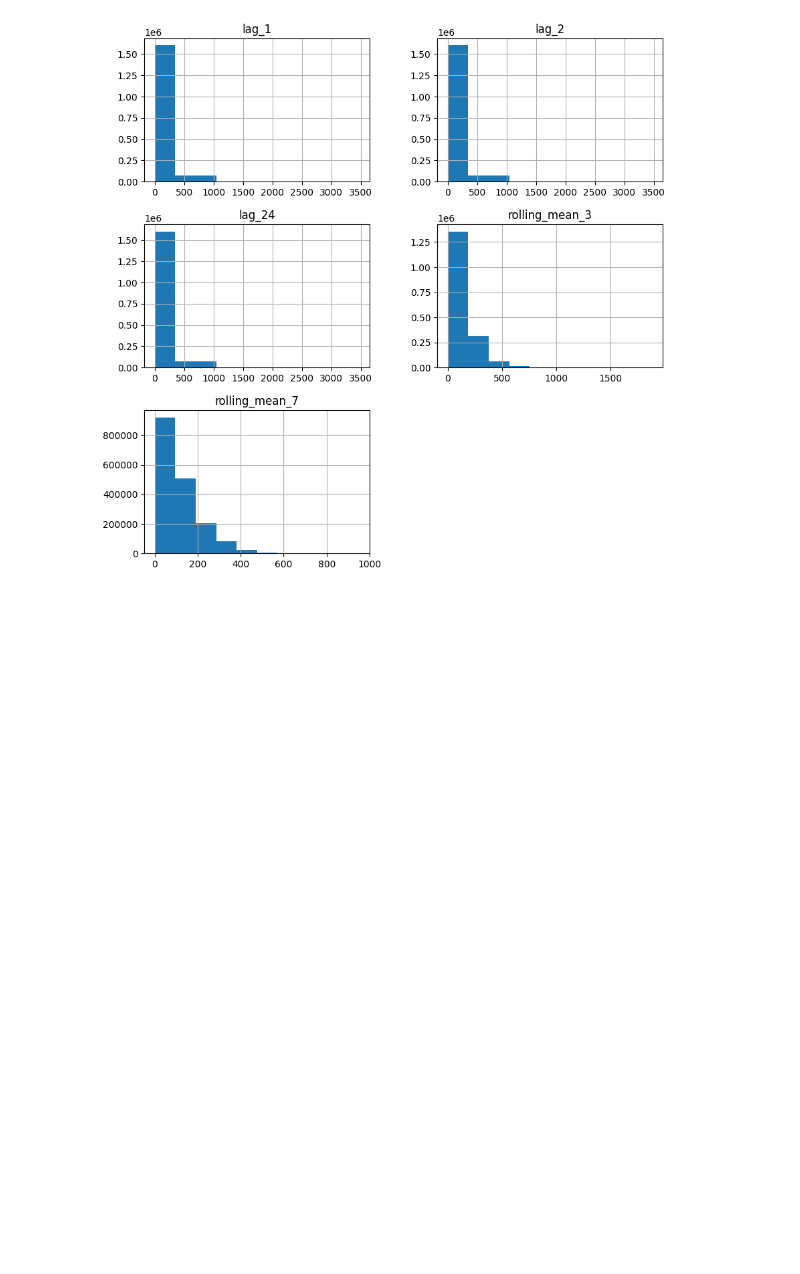
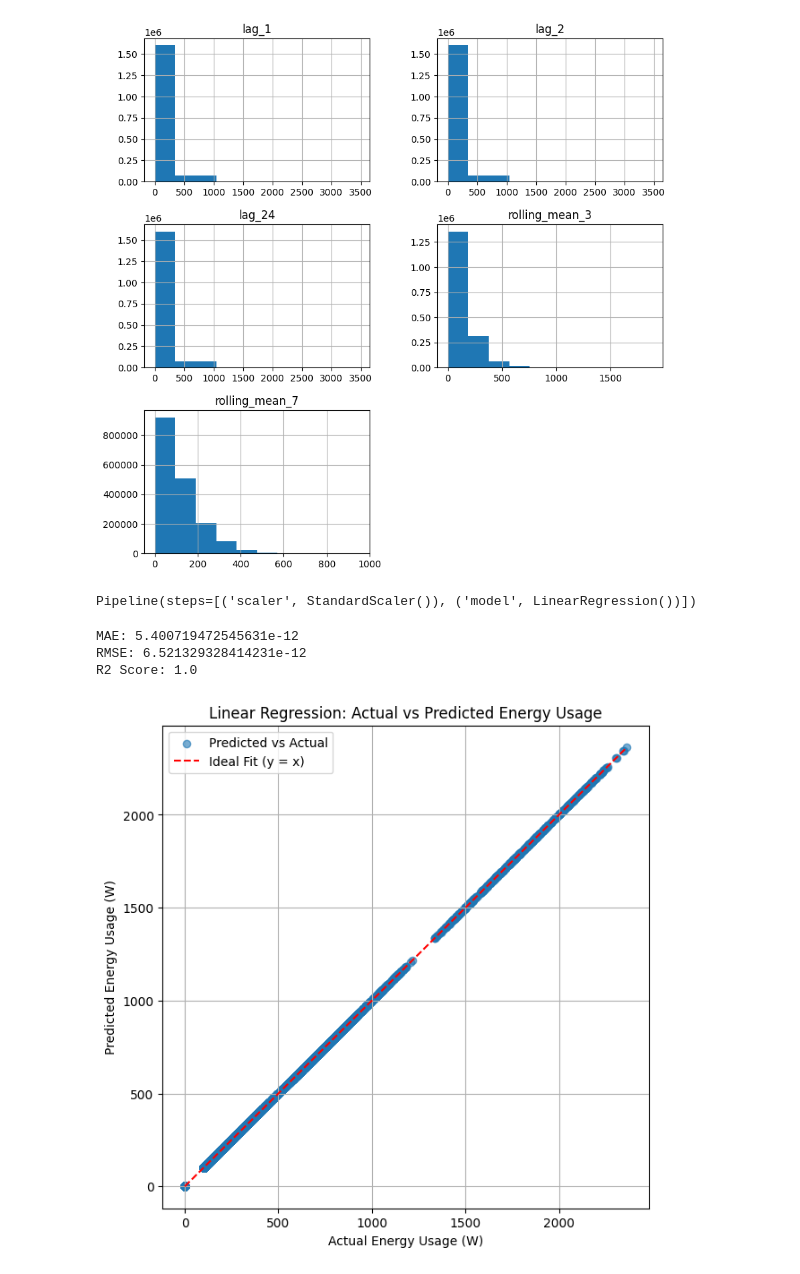
Before and after one commit to sameera-shaik123/ML-project, a Jupyter notebook: Untitled16.ipynb, the cells around one changed output. Saved outputs shown, nothing was run; the diff lists cells and outputs as text; code cells hidden in the pictures; blank space fills up the shorter version.

```diff
--- a/Untitled16.ipynb
+++ b/Untitled16.ipynb
@@ -336,3 +321,61 @@ df[['lag_1', 'lag_2','lag_24','rolling_mean_3', 'rolling_mean_7']].hist(figsize=
 plt.show()
 # %% [output]
 [figure]
+# %%
+from sklearn.model_selection import train_test_split
+
+X = df[features]
+y = df['power_watt']
+
+X_train, X_test, y_train, y_test = train_test_split(
+    X, y, test_size=0.2, shuffle=False
+)
+# %%
+from sklearn.pipeline import Pipeline
+from sklearn.preprocessing import StandardScaler
+from sklearn.linear_model import LinearRegression
+
+pipeline_lr = Pipeline(steps=[
+    ('scaler', StandardScaler()),
+    ('model', LinearRegression())
+])
+# %%
+pipeline_lr.fit(X_train, y_train)
+# %% [output]
+Pipeline(steps=[('scaler', StandardScaler()), ('model', LinearRegression())])
+# %%
+y_pred = pipeline_lr.predict(X_test)
+# %%
+from sklearn.metrics import mean_absolute_error, mean_squared_error, r2_score
+import numpy as np
+
+mae = mean_absolute_error(y_test, y_pred)
+rmse = np.sqrt(mean_squared_error(y_test, y_pred))
+r2 = r2_score(y_test, y_pred)
+
+print("MAE:", mae)
+print("RMSE:", rmse)
+print("R2 Score:", r2)
+# %% [output]
+MAE: 5.400719472545631e-12
+RMSE: 6.521329328414231e-12
+R2 Score: 1.0
+# %%
+plt.figure(figsize=(7,7))
+
+# Scatter plot
+plt.scatter(y_test, y_pred, alpha=0.6, label='Predicted vs Actual')
+
+# Perfect prediction line (y = x)
+min_val = min(y_test.min(), y_pred.min())
+max_val = max(y_test.max(), y_pred.max())
+plt.plot([min_val, max_val], [min_val, max_val], 'r--', label='Ideal Fit (y = x)')
+
+plt.xlabel('Actual Energy Usage (W)')
+plt.ylabel('Predicted Energy Usage (W)')
+plt.title('Linear Regression: Actual vs Predicted Energy Usage')
+plt.legend()
+plt.grid(True)
+plt.show()
+# %% [output]
+[figure, added]
```
Also changed, not shown: parts of 6 cells of this notebook.
